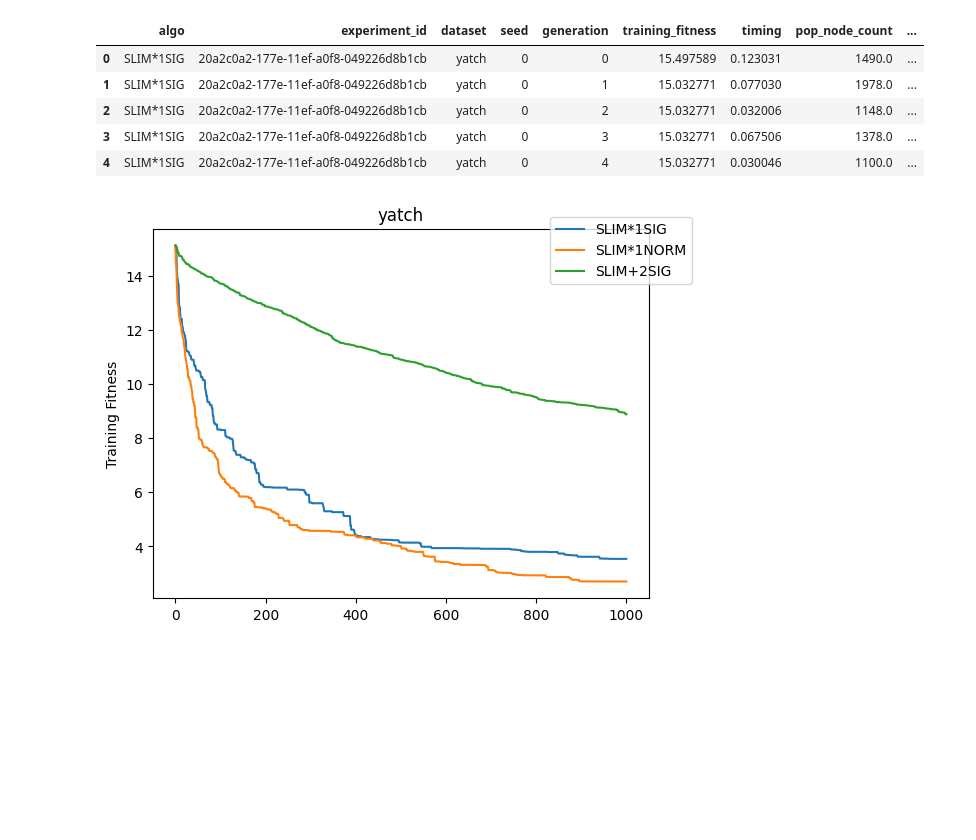
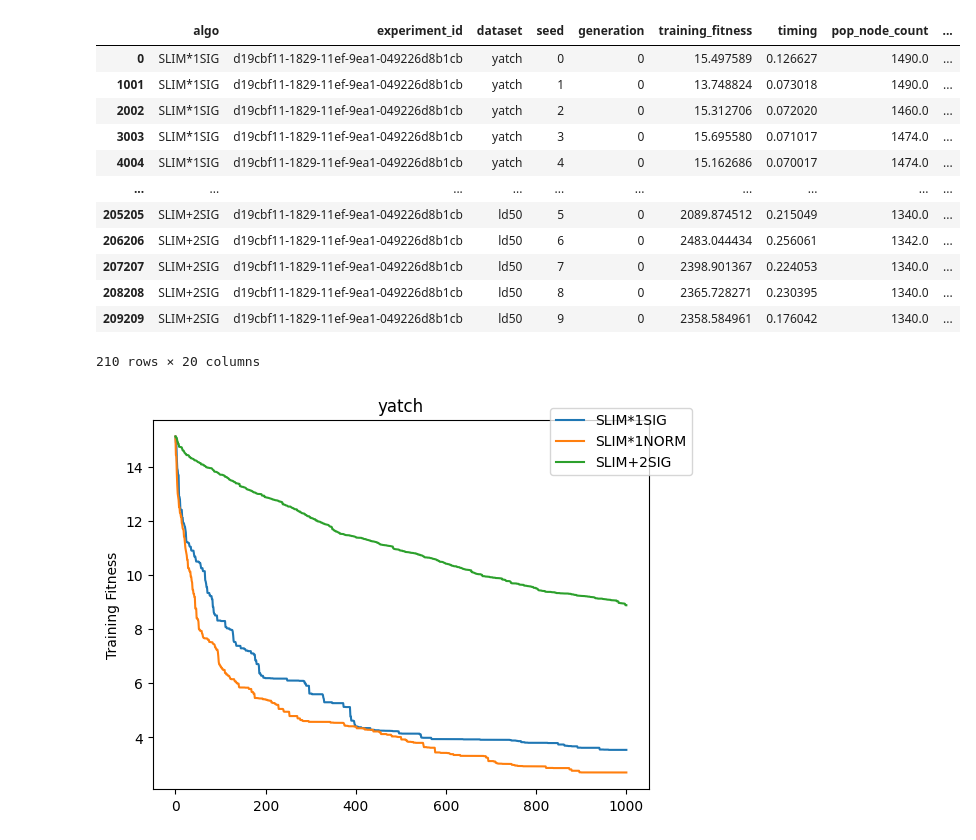
Before and after one commit to Rizzolioli/SlimShady, a Jupyter notebook: utils/TIE visualizations.ipynb, the cells around one changed output. Saved outputs shown, nothing was run; the diff lists cells and outputs as text; code cells hidden in the pictures; blank space fills up the shorter version.

```diff
--- a/utils/TIE visualizations.ipynb
+++ b/utils/TIE visualizations.ipynb
@@ -6,19 +6,26 @@ import matplotlib.gridspec as gridspec
 # %%
 results = pd.read_csv('../main/log/tie.csv', names=["algo", "experiment_id",  "dataset", "seed", "generation",
                                         "training_fitness", "timing", "pop_node_count",
-#                                         "test_fitness","elite_size",
+                                        "test_fitness","elite_size","elite_blocks",
                                         "tie_inflate", "diff_sn_inflate", "size_sn_inflate",
                                        "tie_deflate", "diff_sn_deflate", "size_sn_deflate",
                                         "tie_mb_deflate", "diff_sn_mb_deflate", "size_sn_mb_deflate"])
 # %%
-results.head()
+results.query("generation == 0")
 # %% [output]
 |  | algo | experiment_id | dataset | seed | generation | training_fitness | timing | pop_node_count | ... |
-| 0 | SLIM*1SIG | 20a2c0a2-177e-11ef-a0f8-049226d8b1cb | yatch | 0 | 0 | 15.497589 | 0.123031 | 1490.0 | ... |
-| 1 | SLIM*1SIG | 20a2c0a2-177e-11ef-a0f8-049226d8b1cb | yatch | 0 | 1 | 15.032771 | 0.077030 | 1978.0 | ... |
-| 2 | SLIM*1SIG | 20a2c0a2-177e-11ef-a0f8-049226d8b1cb | yatch | 0 | 2 | 15.032771 | 0.032006 | 1148.0 | ... |
-| 3 | SLIM*1SIG | 20a2c0a2-177e-11ef-a0f8-049226d8b1cb | yatch | 0 | 3 | 15.032771 | 0.067506 | 1378.0 | ... |
-| 4 | SLIM*1SIG | 20a2c0a2-177e-11ef-a0f8-049226d8b1cb | yatch | 0 | 4 | 15.032771 | 0.030046 | 1100.0 | ... |
+| 0 | SLIM*1SIG | d19cbf11-1829-11ef-9ea1-049226d8b1cb | yatch | 0 | 0 | 15.497589 | 0.126627 | 1490.0 | ... |
+| 1001 | SLIM*1SIG | d19cbf11-1829-11ef-9ea1-049226d8b1cb | yatch | 1 | 0 | 13.748824 | 0.073018 | 1490.0 | ... |
+| 2002 | SLIM*1SIG | d19cbf11-1829-11ef-9ea1-049226d8b1cb | yatch | 2 | 0 | 15.312706 | 0.072020 | 1460.0 | ... |
+| 3003 | SLIM*1SIG | d19cbf11-1829-11ef-9ea1-049226d8b1cb | yatch | 3 | 0 | 15.695580 | 0.071017 | 1474.0 | ... |
+| 4004 | SLIM*1SIG | d19cbf11-1829-11ef-9ea1-049226d8b1cb | yatch | 4 | 0 | 15.162686 | 0.070017 | 1474.0 | ... |
+| ... | ... | ... | ... | ... | ... | ... | ... | ... | ... |
+| 205205 | SLIM+2SIG | d19cbf11-1829-11ef-9ea1-049226d8b1cb | ld50 | 5 | 0 | 2089.874512 | 0.215049 | 1340.0 | ... |
+| 206206 | SLIM+2SIG | d19cbf11-1829-11ef-9ea1-049226d8b1cb | ld50 | 6 | 0 | 2483.044434 | 0.256061 | 1342.0 | ... |
+| 207207 | SLIM+2SIG | d19cbf11-1829-11ef-9ea1-049226d8b1cb | ld50 | 7 | 0 | 2398.901367 | 0.224053 | 1340.0 | ... |
+| 208208 | SLIM+2SIG | d19cbf11-1829-11ef-9ea1-049226d8b1cb | ld50 | 8 | 0 | 2365.728271 | 0.230395 | 1340.0 | ... |
+| 209209 | SLIM+2SIG | d19cbf11-1829-11ef-9ea1-049226d8b1cb | ld50 | 9 | 0 | 2358.584961 | 0.176042 | 1340.0 | ... |
+210 rows × 20 columns
 # %%
 for data in results.dataset.unique():
     gs = gridspec.GridSpec(2, 2)
```
Also changed, not shown: 1 other file.
